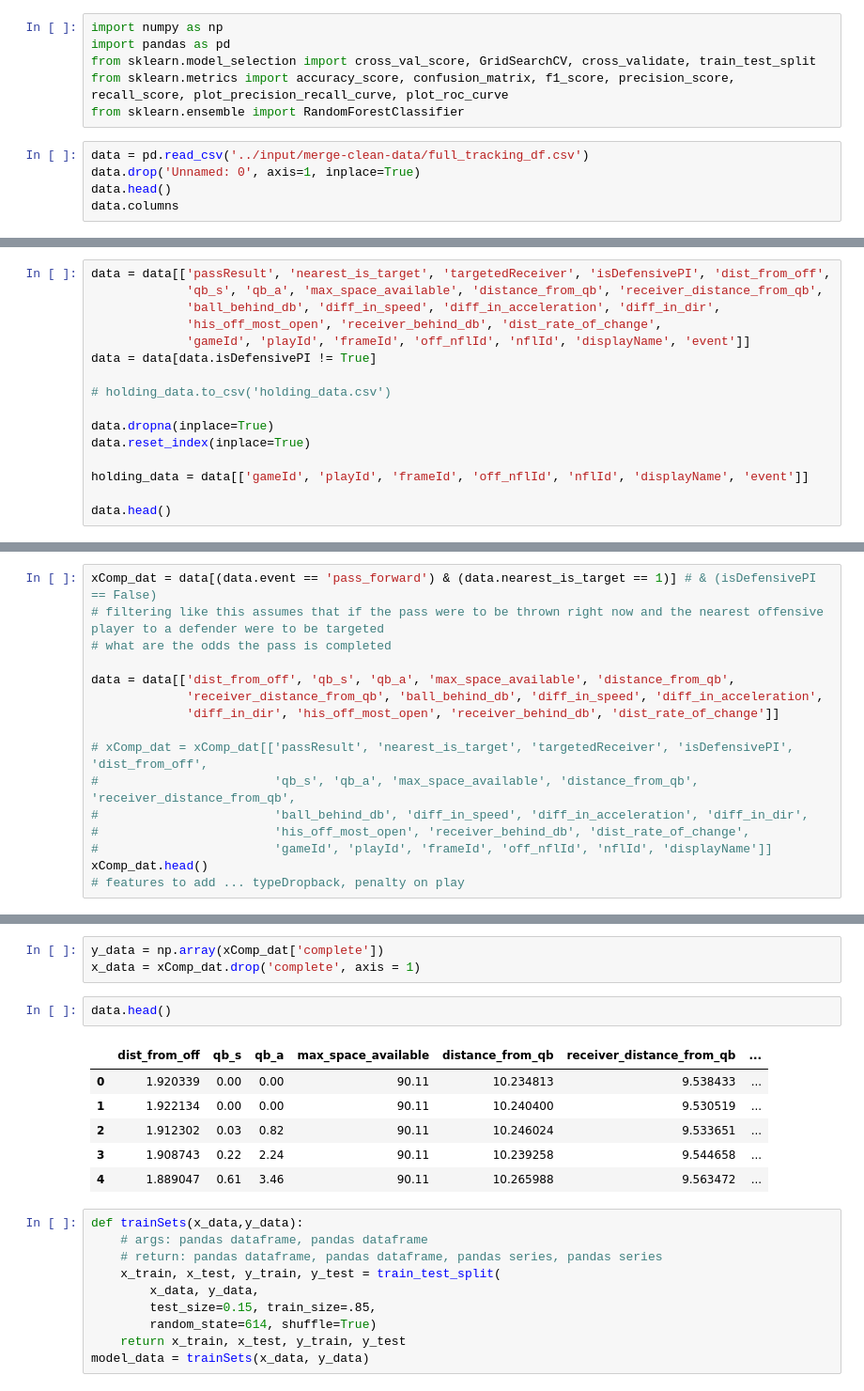
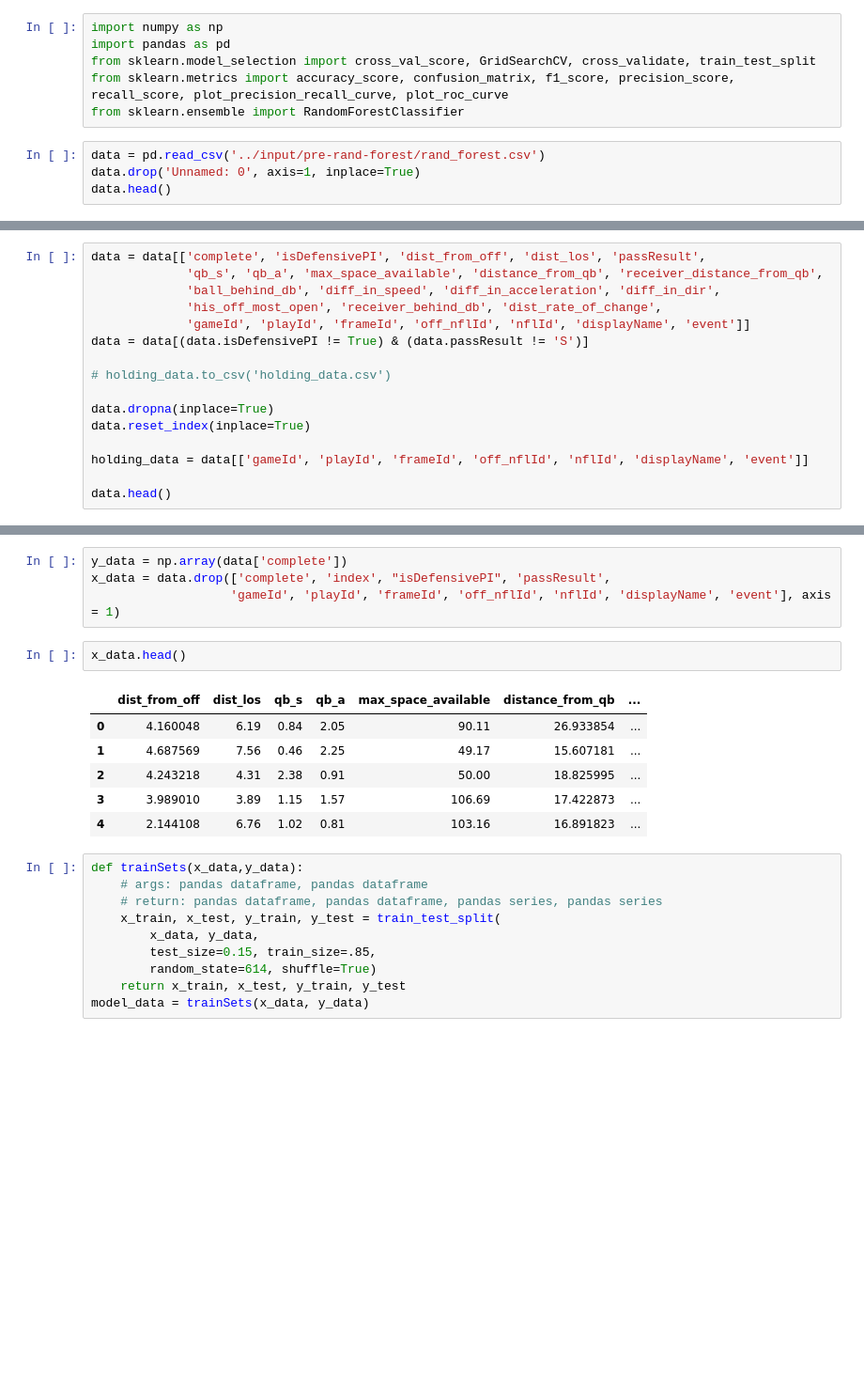
Before and after one commit to calvinsmith625/NFL_Kaggle_Big_Data_Bowl, a Jupyter notebook: bdb-randomforest.ipynb, the cells around one changed output, grey strips where cells are left out. Shown at 94% size. Cells and saved outputs as stored; diff of their text form; blank space fills up the shorter version.

```diff
--- a/bdb-randomforest.ipynb
+++ b/bdb-randomforest.ipynb
@@ -5,8 +5,7 @@ from sklearn.model_selection import cross_val_score, GridSearchCV, cross_validat
 from sklearn.metrics import accuracy_score, confusion_matrix, f1_score, precision_score, recall_score, plot_precision_recall_curve, plot_roc_curve
 from sklearn.ensemble import RandomForestClassifier
 # %%
-data = pd.read_csv('../input/merge-clean-data/full_tracking_df.csv')
+data = pd.read_csv('../input/pre-rand-forest/rand_forest.csv')
 data.drop('Unnamed: 0', axis=1, inplace=True)
 data.head()
-data.columns
 # %% [output]
@@ -25,10 +38,10 @@ Index(['gameId', 'playId', 'frameId', 'off_nflId', 'nflId', 'displayName',
 # %%
-data = data[['passResult', 'nearest_is_target', 'targetedReceiver', 'isDefensivePI', 'dist_from_off',
+data = data[['complete', 'isDefensivePI', 'dist_from_off', 'dist_los', 'passResult',
              'qb_s', 'qb_a', 'max_space_available', 'distance_from_qb', 'receiver_distance_from_qb',
              'ball_behind_db', 'diff_in_speed', 'diff_in_acceleration', 'diff_in_dir',
              'his_off_most_open', 'receiver_behind_db', 'dist_rate_of_change',
              'gameId', 'playId', 'frameId', 'off_nflId', 'nflId', 'displayName', 'event']]
-data = data[data.isDefensivePI != True]
+data = data[(data.isDefensivePI != True) & (data.passResult != 'S')]
 
 # holding_data.to_csv('holding_data.csv')
 
@@ -48,17 +61 @@ data.head()
 5 rows × 25 columns
-# %%
-xComp_dat = data[(data.event == 'pass_forward') & (data.nearest_is_target == 1)] # & (isDefensivePI == False)
-# filtering like this assumes that if the pass were to be thrown right now and the nearest offensive player to a defender were to be targeted
-# what are the odds the pass is completed
-
-data = data[['dist_from_off', 'qb_s', 'qb_a', 'max_space_available', 'distance_from_qb',
-             'receiver_distance_from_qb', 'ball_behind_db', 'diff_in_speed', 'diff_in_acceleration',
-             'diff_in_dir', 'his_off_most_open', 'receiver_behind_db', 'dist_rate_of_change']]
-
-# xComp_dat = xComp_dat[['passResult', 'nearest_is_target', 'targetedReceiver', 'isDefensivePI', 'dist_from_off',
-#                        'qb_s', 'qb_a', 'max_space_available', 'distance_from_qb', 'receiver_distance_from_qb',
-#                        'ball_behind_db', 'diff_in_speed', 'diff_in_acceleration', 'diff_in_dir',
-#                        'his_off_most_open', 'receiver_behind_db', 'dist_rate_of_change',
-#                        'gameId', 'playId', 'frameId', 'off_nflId', 'nflId', 'displayName']]
-xComp_dat.head()
-# features to add ... typeDropback, penalty on play
@@ -90,15 +62,16 @@ xComp_dat.head()
 # %%
-y_data = np.array(xComp_dat['complete'])
-x_data = xComp_dat.drop('complete', axis = 1)
+y_data = np.array(data['complete'])
+x_data = data.drop(['complete', 'index', "isDefensivePI", 'passResult',
+                   'gameId', 'playId', 'frameId', 'off_nflId', 'nflId', 'displayName', 'event'], axis = 1)
 # %%
-data.head()
+x_data.head()
 # %% [output]
-|  | dist_from_off | qb_s | qb_a | max_space_available | distance_from_qb | receiver_distance_from_qb | ... |
-| 0 | 1.920339 | 0.00 | 0.00 | 90.11 | 10.234813 | 9.538433 | ... |
-| 1 | 1.922134 | 0.00 | 0.00 | 90.11 | 10.240400 | 9.530519 | ... |
-| 2 | 1.912302 | 0.03 | 0.82 | 90.11 | 10.246024 | 9.533651 | ... |
-| 3 | 1.908743 | 0.22 | 2.24 | 90.11 | 10.239258 | 9.544658 | ... |
-| 4 | 1.889047 | 0.61 | 3.46 | 90.11 | 10.265988 | 9.563472 | ... |
+|  | dist_from_off | dist_los | qb_s | qb_a | max_space_available | distance_from_qb | ... |
+| 0 | 4.160048 | 6.19 | 0.84 | 2.05 | 90.11 | 26.933854 | ... |
+| 1 | 4.687569 | 7.56 | 0.46 | 2.25 | 49.17 | 15.607181 | ... |
+| 2 | 4.243218 | 4.31 | 2.38 | 0.91 | 50.00 | 18.825995 | ... |
+| 3 | 3.989010 | 3.89 | 1.15 | 1.57 | 106.69 | 17.422873 | ... |
+| 4 | 2.144108 | 6.76 | 1.02 | 0.81 | 103.16 | 16.891823 | ... |
 # %%
 def trainSets(x_data,y_data):
     # args: pandas dataframe, pandas dataframe
```
Also changed, not shown: parts of 19 cells of this notebook.
